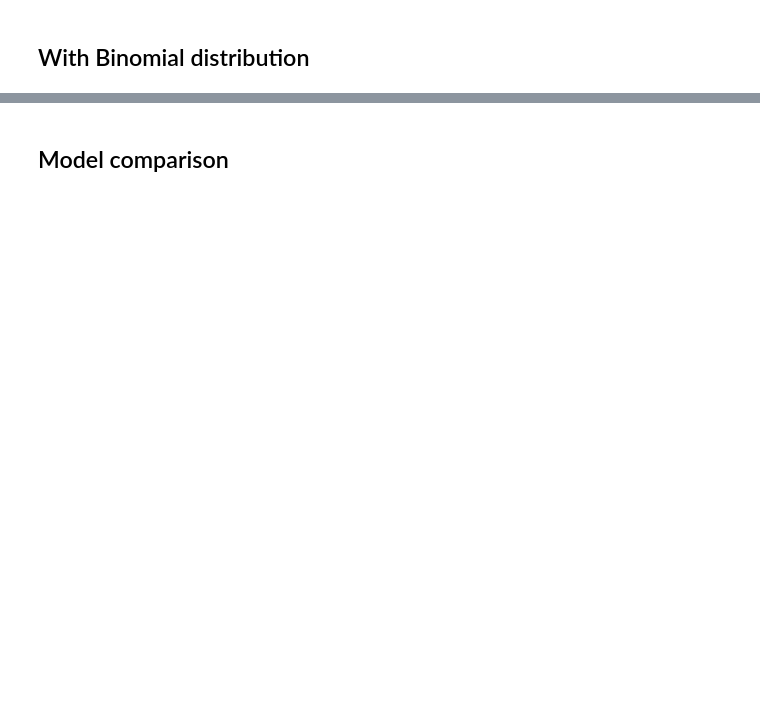
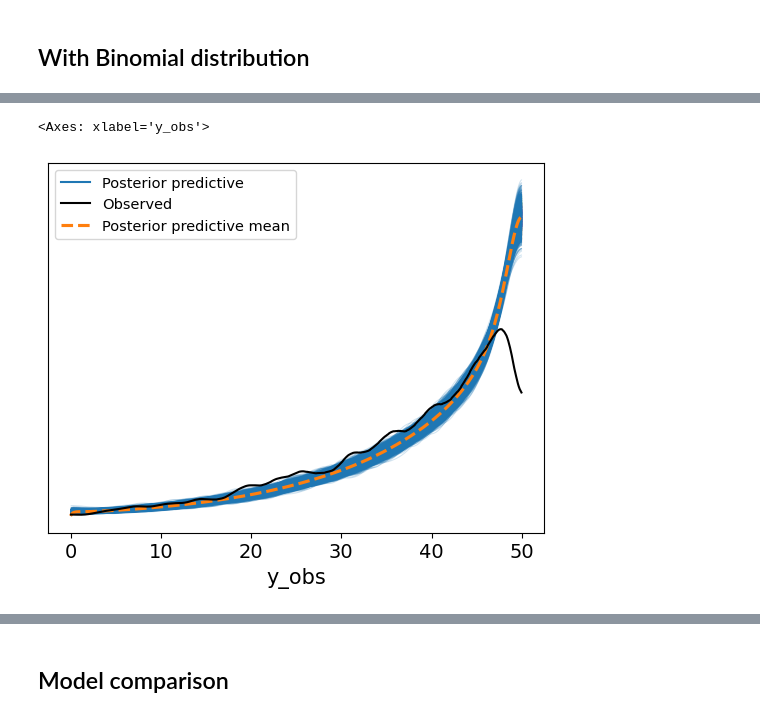
Before and after one commit to klumiste/bayes25_final_project_hpv, a Jupyter notebook: Part2_data_analysis/exam_score_modeling.ipynb, the cells around one changed output, grey strips where cells are left out. Cells and saved outputs as stored; diff of their text form; code cells hidden in the pictures; blank space fills up the shorter version.

```diff
--- a/Part2_data_analysis/exam_score_modeling.ipynb
+++ b/Part2_data_analysis/exam_score_modeling.ipynb
@@ -707,0 +712,36 @@ pm.plot_ppc(trace)
+# %%
+with pm.Model() as model_trun_normal_m1:
+    # Priors
+    acad_intercept = pm.Normal("acad_intercept", mu=0, sigma=1)
+    beta_gender = pm.Normal("beta_gender", mu=0, sigma=1)
+    beta_domestic = pm.Normal("beta_domestic", mu=0, sigma=1)
+    beta_county = pm.Normal("beta_county", mu=0, sigma=1, shape=n_counties)
+
+    # Latent variable: academic ability
+    mu = (acad_intercept
+        + beta_gender * df.gender
+        + beta_domestic * df.domestic_background
+        + beta_county[df.county])
+    academic_ability = pm.Normal("academic_ability", mu=mu, sigma=1)
+
+    # Priors for exam score
+    alpha_intercept = pm.Normal("alpha_intercept", mu=0, sigma=1)
+    beta_academic = pm.Normal("beta_academic", mu=0, sigma=1)
+    beta_grade = pm.Normal("beta_grade", mu=0, sigma=1)
+    beta_year = pm.Normal("beta_year", mu=0, sigma=1, shape=n_years)
+
+    mu = alpha_intercept + beta_academic*academic_ability + beta_year[df.year.values]
+    sigma = beta_grade*(df.avg_grade*(5-df.avg_grade))
+
+    # Likelihood
+    y_obs = pm.TruncatedNormal("y_obs", mu=mu, sigma=sigma, lower=0, upper=50, observed=df.exam_score)
+
+    # Sampling
+    trace = pm.sample(1000, tune=1000, target_accept=0.9, return_inferencedata=True)
+    pm.sample_posterior_predictive(trace, extend_inferencedata=True)
+    pm.compute_log_likelihood(trace, extend_inferencedata=True)
+    models['model_trun_normal_m1'] = trace
+
+# Summary
+var_names=[c for c in list(trace.posterior.data_vars) if not(c.startswith('academic_ability'))]
+az.summary(trace, round_to=2, var_names=var_names)
@@ -707,0 +768,5 @@ pm.plot_ppc(trace)
+# %%
+pm.plot_ppc(trace)
+# %% [output]
+<Axes: xlabel='y_obs'>
+[figure, added]
```
Also changed, not shown: parts of 26 cells of this notebook.
